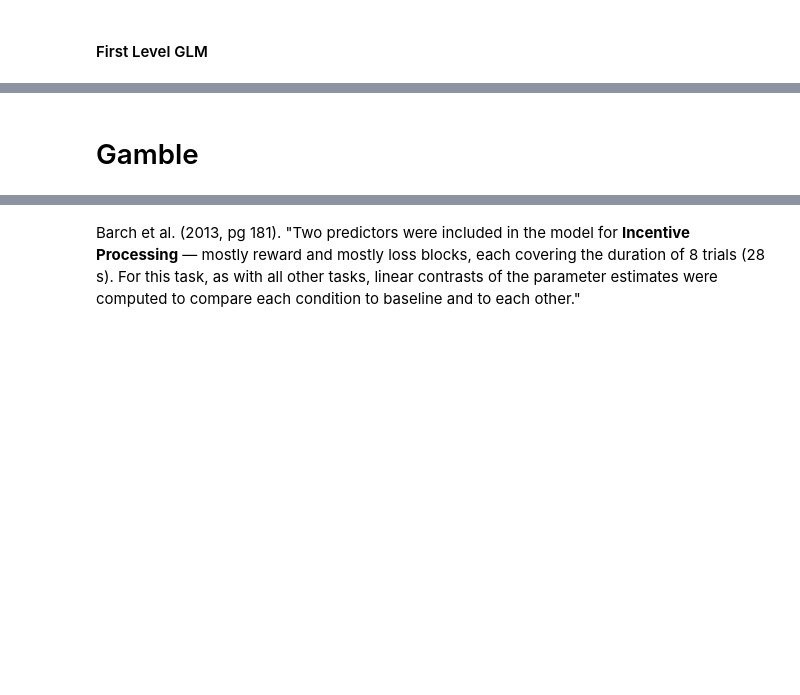
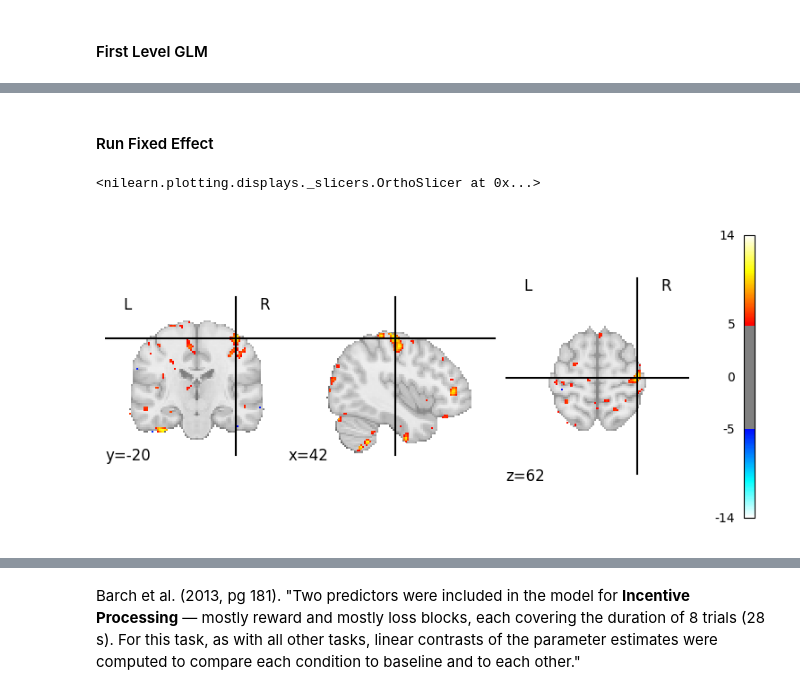
Before and after one commit to demidenm/hcpya_preprocess, a Jupyter notebook: scripts/taskbold/pilot_bold-models.ipynb, the cells around one changed output, grey strips where cells are left out. Saved outputs shown, nothing was run; the diff lists cells and outputs as text; code cells hidden in the pictures; blank space fills up the shorter version.

Commit message:
add fixed effect computation

```diff
--- a/scripts/taskbold/pilot_bold-models.ipynb
+++ b/scripts/taskbold/pilot_bold-models.ipynb
@@ -275,2 +261,2 @@ compute_save_contrasts(glm_res=run_fmri_glm, sess_lab=ses, condict=mod_config["c
-# %% [markdown]
-# Gamble
+# %% [markdown]
+#### Run Fixed Effect
@@ -276,0 +266,8 @@ compute_save_contrasts(glm_res=run_fmri_glm, sess_lab=ses, condict=mod_config["c
+# %%
+lefthand = f'{analysis_out}/fixeff/sub-837964_ses-3T_task-motor_contrast-lh_stat-fixzscore.nii.gz'
+righthand = f'{analysis_out}/fixeff/sub-837964_ses-3T_task-motor_contrast-rh_stat-fixzscore.nii.gz'
+# %%
+plot_stat_map(lefthand, threshold=5, cut_coords=(42,-20,62))
+# %% [output]
+<nilearn.plotting.displays._slicers.OrthoSlicer at 0x...>
+[figure, added]
```
Also changed, not shown: parts of 10 cells of this notebook, 1 other file.
